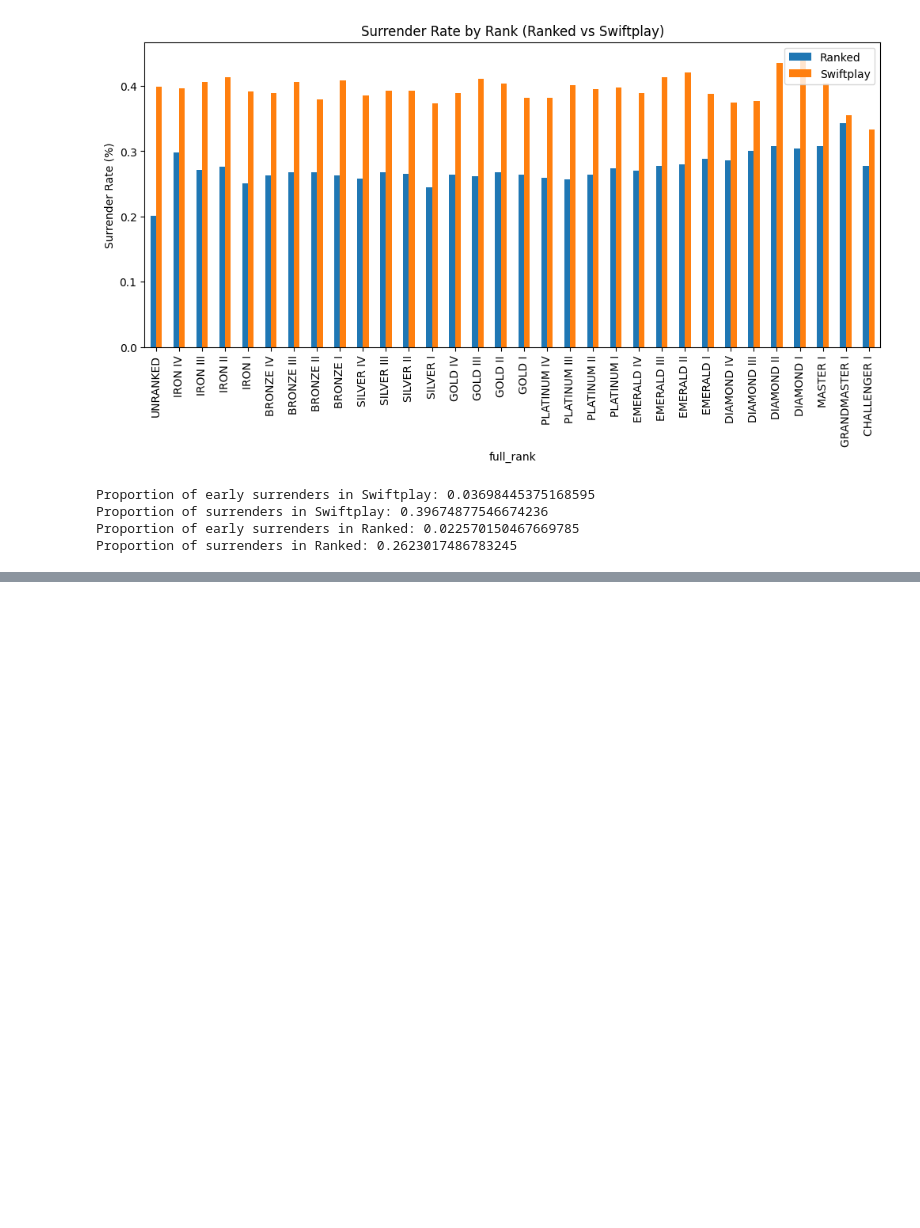
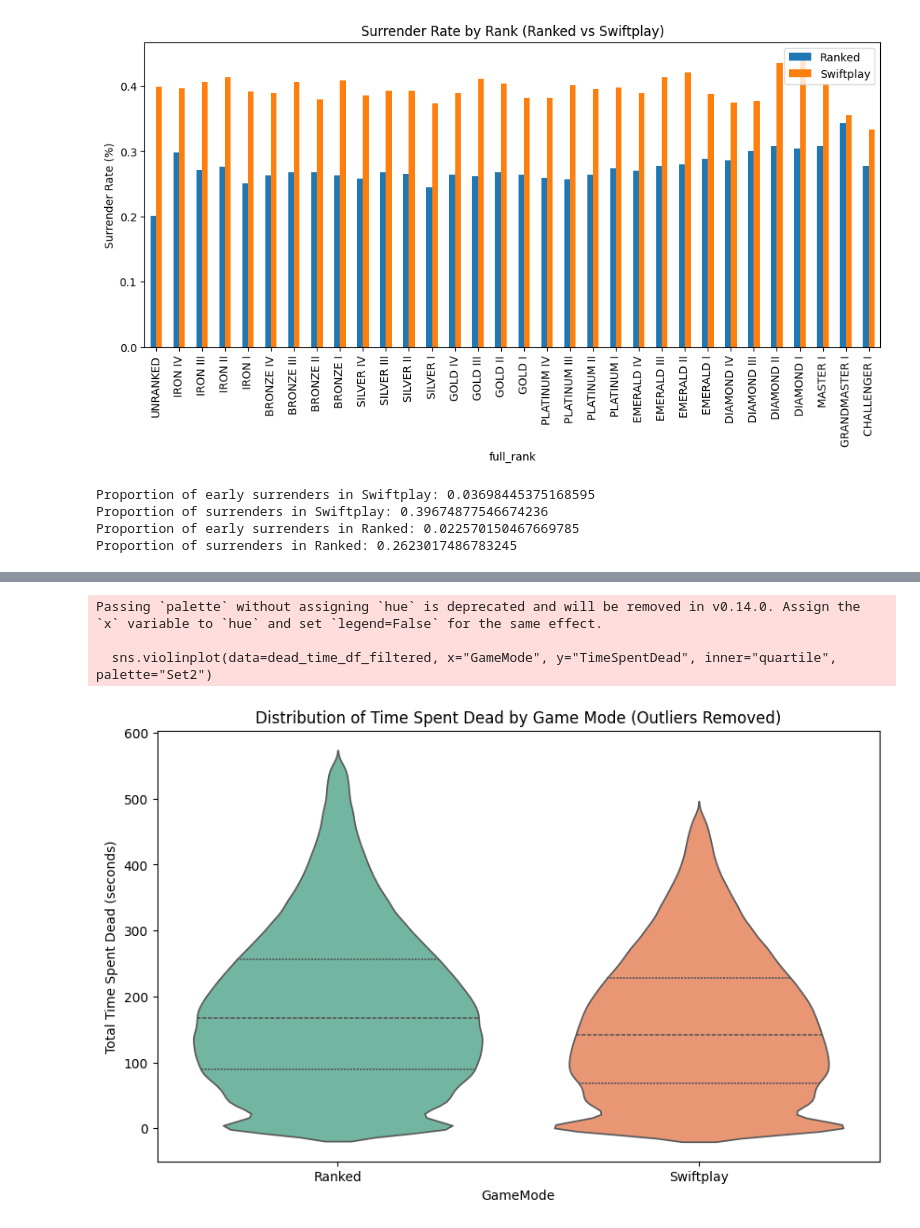
Before and after one commit to mdcUM/swiftplay-analysis, a Jupyter notebook: player_enjoyment_and_retention.ipynb, the cells around one changed output, grey strips where cells are left out. Saved outputs shown, nothing was run; the diff lists cells and outputs as text; code cells hidden in the pictures; blank space fills up the shorter version.

```diff
--- a/player_enjoyment_and_retention.ipynb
+++ b/player_enjoyment_and_retention.ipynb
@@ -112,0 +186,31 @@ Average game duration in Ranked when (normal) surrendered: 24.0
+# %%
+dead_time_df = pd.DataFrame({
+    "TimeSpentDead": pd.concat([ranked_dead, swift_dead], ignore_index=True),
+    "GameMode": ["Ranked"] * len(ranked_dead) + ["Swiftplay"] * len(swift_dead)
+})
+
+def remove_outliers_iqr(df, group_col, value_col):
+    filtered = []
+    for mode in df[group_col].unique():
+        group_data = df[df[group_col] == mode]
+        Q1 = group_data[value_col].quantile(0.25)
+        Q3 = group_data[value_col].quantile(0.75)
+        IQR = Q3 - Q1
+        lower = Q1 - 1.5 * IQR
+        upper = Q3 + 1.5 * IQR
+        filtered_group = group_data[(group_data[value_col] >= lower) & (group_data[value_col] <= upper)]
+        filtered.append(filtered_group)
+    return pd.concat(filtered)
+
+dead_time_df_filtered = remove_outliers_iqr(dead_time_df, "GameMode", "TimeSpentDead")
+
+plt.figure(figsize=(10, 6))
+sns.violinplot(data=dead_time_df_filtered, x="GameMode", y="TimeSpentDead", inner="quartile", palette="Set2")
+plt.title("Distribution of Time Spent Dead by Game Mode (Outliers Removed)")
+plt.ylabel("Total Time Spent Dead (seconds)")
+plt.show()
+# %% [output]
+Passing `palette` without assigning `hue` is deprecated and will be removed in v0.14.0. Assign the `x` variable to `hue` and set `legend=False` for the same effect.
+
+  sns.violinplot(data=dead_time_df_filtered, x="GameMode", y="TimeSpentDead", inner="quartile", palette="Set2")
+[figure, added]
```
Also changed, not shown: parts of 17 cells of this notebook.
